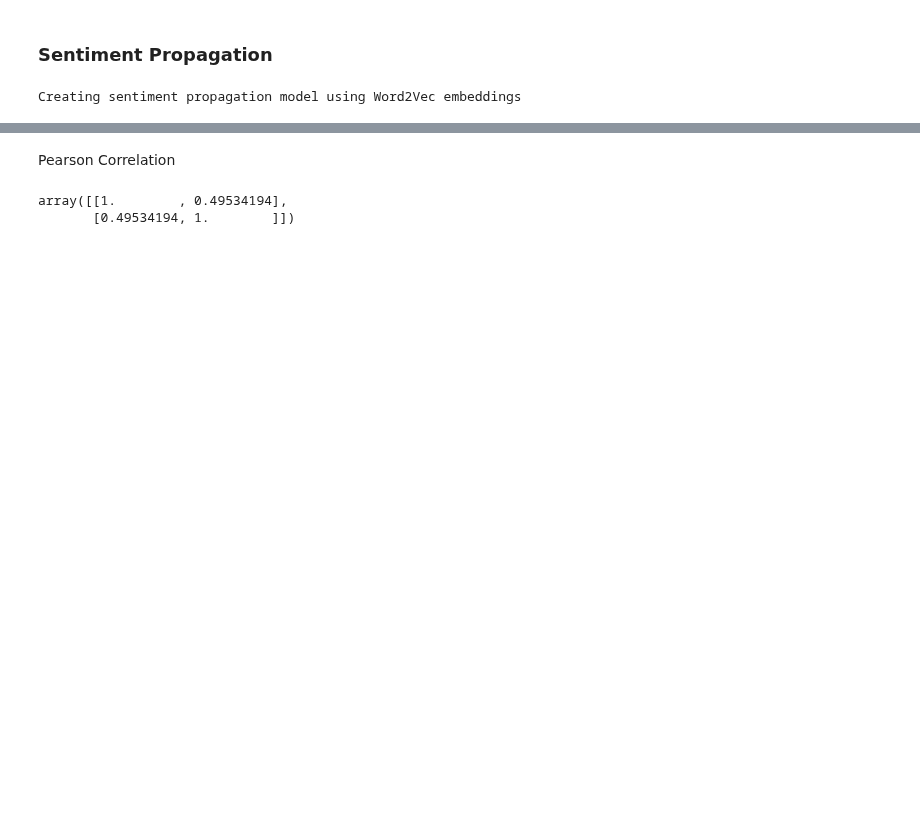
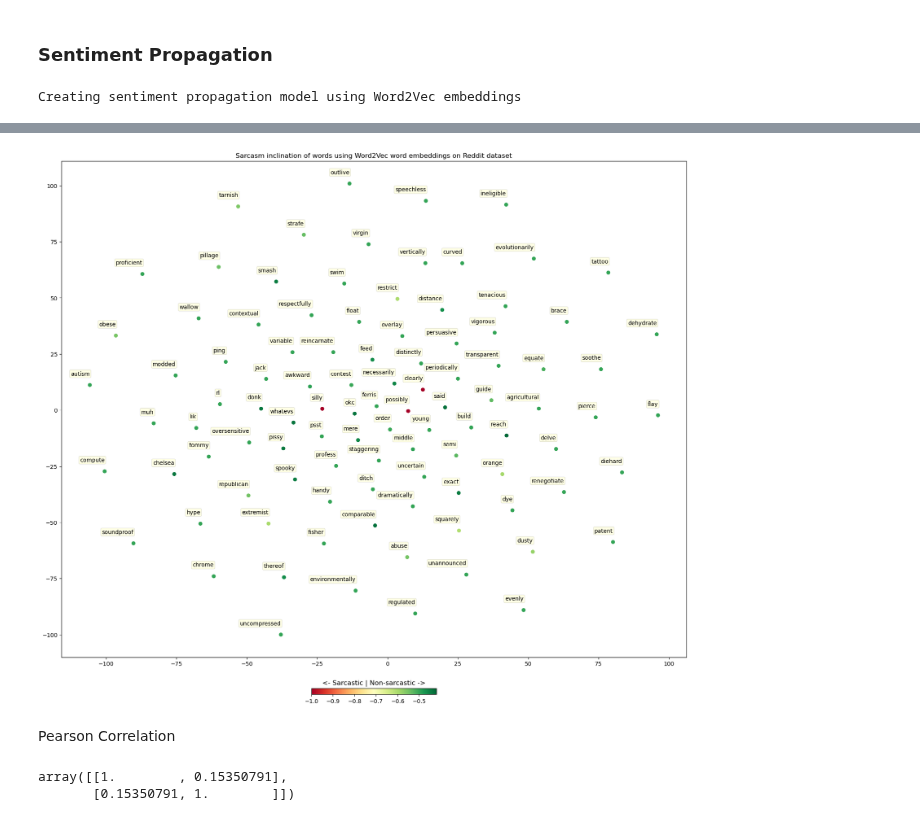
Before and after one commit to omarsrstt/nlp_project, a Jupyter notebook: src/sarcasm_baseline.ipynb, the cells around one changed output, grey strips where cells are left out. Cells and saved outputs as stored; diff of their text form; code cells hidden in the pictures; blank space fills up the shorter version.

```diff
--- a/src/sarcasm_baseline.ipynb
+++ b/src/sarcasm_baseline.ipynb
@@ -488,3 +443,54 @@ plt.show()
+# %%
+from sklearn.manifold import TSNE
+import random
+
+if dataset == 'Reddit':
+    n_samples = 500
+    # Sample random words from model dictionary
+    random_i = random.sample(range(len(sentiment_prop)), n_samples)
+    random_w = [list(sentiment_prop.keys())[i] for i in random_i]
+else:
+    n_samples = 395
+    random_i = np.arange(0,395)
+    random_w = [list(sentiment_prop.keys())[i] for i in random_i]
+
+# Override
+n_samples = 100
+random_i = random.sample(range(len(sentiment_prop)), n_samples)
+random_w = [list(sentiment_prop.keys())[i] for i in random_i]
+
+# Generate word embeddings of each word
+word_vecs = np.array([model[w] for w in random_w])
+
+# Apply t-SNE to Word2Vec embeddings, reducing to 2 dims
+tsne = TSNE()
+tsne_e = tsne.fit_transform(word_vecs)
+
+def sigmoid(z):
+    return 1/(1 + np.exp(-20*z))
+
+color = [sigmoid(sentiment_prop[w])*(-1) for w in random_w]
+
+# Plot t-SNE result
+plt.figure(figsize=(20, 20))
+# plt.scatter(tsne_e[:, 0], tsne_e[:, 1], marker='o', c=range(len(random_w)), cmap=plt.get_cmap('Spectral'))
+plt.scatter(tsne_e[:, 0], tsne_e[:, 1], marker='o', c=color, cmap=plt.get_cmap('RdYlGn'))
+
+# Decorating the plot
+plt.title('Sarcasm inclination of words using ' + model_name + ' word embeddings on ' + dataset + ' dataset')
+clb = plt.colorbar(location='bottom', orientation='horizontal', shrink = 0.2, pad = 0.05)
+# clb.ax.set_title('<- Non-sarcastic | Sarcastic ->')
+clb.ax.set_title('<- Sarcastic | Non-sarcastic ->')
+
+
+for label, x, y, in zip(random_w, tsne_e[:, 0], tsne_e[:, 1]):
+    plt.annotate(label,
+                 xy=(x, y), xytext=(0, 15),
+                 textcoords='offset points', ha='right', va='bottom',
+                 bbox=dict(boxstyle='round, pad=0.2', fc='yellow', alpha=0.1))
+plt.savefig('../outputs/'+"_".join([dataset, model_name, 'sentiment_prop_TSNE'])+'.pdf', bbox_inches='tight')
+# %% [output]
+[figure, added]
 # %% [markdown]
 Pearson Correlation
 # %%
@@ -495,7 +501,7 @@ def pearson(sentimentA, sentimentB):
 
     return np.corrcoef(sentiment_scoresA, sentiment_scoresB)
 
-pearson(sentiment_axis, sentiment_prop)
+pearson(semantic_axis, sentiment_prop)
 # %% [output]
-array([[1.        , 0.49534194],
-       [0.49534194, 1.        ]])
+array([[1.        , 0.15350791],
+       [0.15350791, 1.        ]])
```
Also changed, not shown: parts of 13 cells of this notebook.
